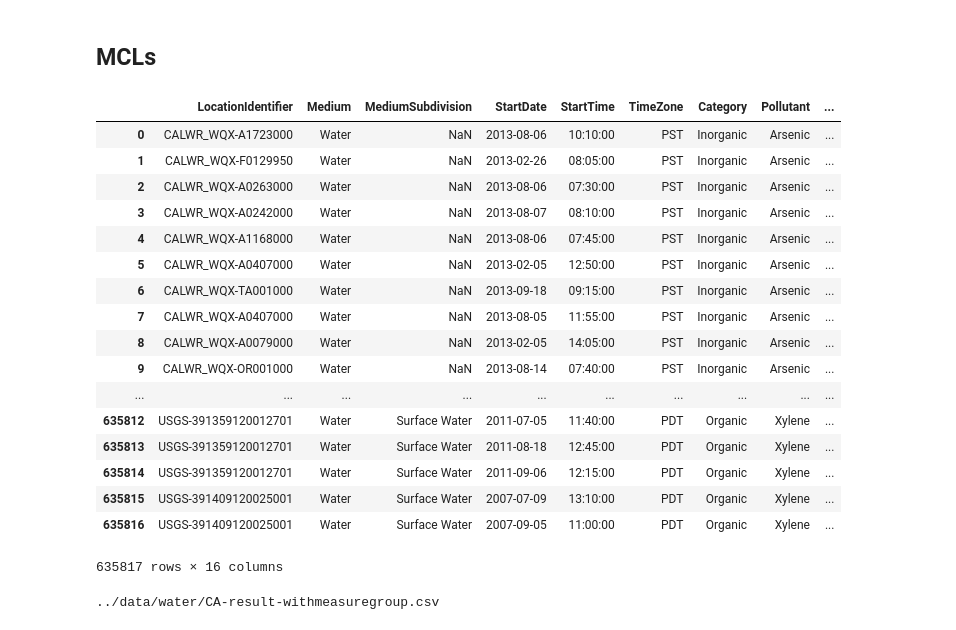
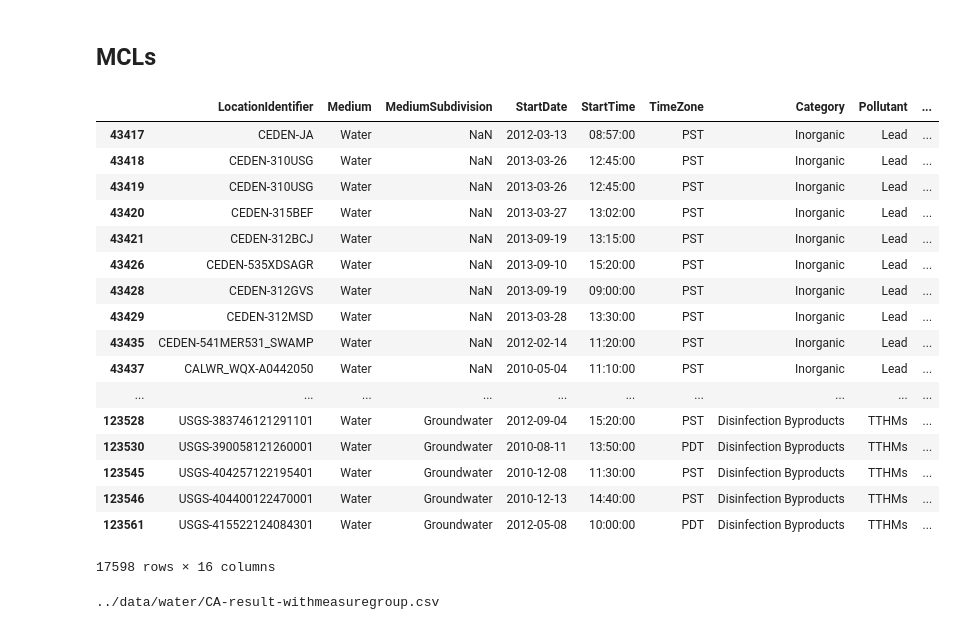
Before and after one commit to SeanU/waq, a Jupyter notebook: exploration/Measure Aggregation.ipynb, the cells around one changed output. Cells and saved outputs as stored; diff of their text form; code cells hidden in the pictures.

Commit message:
Generating data for predicting, starting on pollution notes

```diff
--- a/exploration/Measure Aggregation.ipynb
+++ b/exploration/Measure Aggregation.ipynb
@@ -170,27 +170,27 @@ withmcls = withmcls[['LocationIdentifier',
 withmcls.ix[withmcls.ExceedsMclg == 0, 'WarningLevel'] = 'Green'
 withmcls.ix[(withmcls.ExceedsMclg > 0) & (withmcls.ExceedsMcl == False), 'WarningLevel'] = 'Amber'
 withmcls.ix[withmcls.ExceedsMcl, 'WarningLevel'] = 'Red'
-# %%
-withmcls
-# %% [output]
-|  | LocationIdentifier | Medium | MediumSubdivision | StartDate | StartTime | TimeZone | Category | Pollutant | ... |
-| 0 | CALWR_WQX-A1723000 | Water | NaN | 2013-08-06 | 10:10:00 | PST | Inorganic | Arsenic | ... |
-| 1 | CALWR_WQX-F0129950 | Water | NaN | 2013-02-26 | 08:05:00 | PST | Inorganic | Arsenic | ... |
-| 2 | CALWR_WQX-A0263000 | Water | NaN | 2013-08-06 | 07:30:00 | PST | Inorganic | Arsenic | ... |
-| 3 | CALWR_WQX-A0242000 | Water | NaN | 2013-08-07 | 08:10:00 | PST | Inorganic | Arsenic | ... |
-| 4 | CALWR_WQX-A1168000 | Water | NaN | 2013-08-06 | 07:45:00 | PST | Inorganic | Arsenic | ... |
-| 5 | CALWR_WQX-A0407000 | Water | NaN | 2013-02-05 | 12:50:00 | PST | Inorganic | Arsenic | ... |
-| 6 | CALWR_WQX-TA001000 | Water | NaN | 2013-09-18 | 09:15:00 | PST | Inorganic | Arsenic | ... |
-| 7 | CALWR_WQX-A0407000 | Water | NaN | 2013-08-05 | 11:55:00 | PST | Inorganic | Arsenic | ... |
-| 8 | CALWR_WQX-A0079000 | Water | NaN | 2013-02-05 | 14:05:00 | PST | Inorganic | Arsenic | ... |
-| 9 | CALWR_WQX-OR001000 | Water | NaN | 2013-08-14 | 07:40:00 | PST | Inorganic | Arsenic | ... |
-| ... | ... | ... | ... | ... | ... | ... | ... | ... | ... |
-| 635812 | USGS-391359120012701 | Water | Surface Water | 2011-07-05 | 11:40:00 | PDT | Organic | Xylene | ... |
-| 635813 | USGS-391359120012701 | Water | Surface Water | 2011-08-18 | 12:45:00 | PDT | Organic | Xylene | ... |
-| 635814 | USGS-391359120012701 | Water | Surface Water | 2011-09-06 | 12:15:00 | PDT | Organic | Xylene | ... |
-| 635815 | USGS-391409120025001 | Water | Surface Water | 2007-07-09 | 13:10:00 | PDT | Organic | Xylene | ... |
-| 635816 | USGS-391409120025001 | Water | Surface Water | 2007-09-05 | 11:00:00 | PDT | Organic | Xylene | ... |
-635817 rows × 16 columns
+# %%
+withmcls[(withmcls.ExceedsMclg > 0) & (withmcls.ExceedsMcl < 1)]
+# %% [output]
+|  | LocationIdentifier | Medium | MediumSubdivision | StartDate | StartTime | TimeZone | Category | Pollutant | ... |
+| 43417 | CEDEN-JA | Water | NaN | 2012-03-13 | 08:57:00 | PST | Inorganic | Lead | ... |
+| 43418 | CEDEN-310USG | Water | NaN | 2013-03-26 | 12:45:00 | PST | Inorganic | Lead | ... |
+| 43419 | CEDEN-310USG | Water | NaN | 2013-03-26 | 12:45:00 | PST | Inorganic | Lead | ... |
+| 43420 | CEDEN-315BEF | Water | NaN | 2013-03-27 | 13:02:00 | PST | Inorganic | Lead | ... |
+| 43421 | CEDEN-312BCJ | Water | NaN | 2013-09-19 | 13:15:00 | PST | Inorganic | Lead | ... |
+| 43426 | CEDEN-535XDSAGR | Water | NaN | 2013-09-10 | 15:20:00 | PST | Inorganic | Lead | ... |
+| 43428 | CEDEN-312GVS | Water | NaN | 2013-09-19 | 09:00:00 | PST | Inorganic | Lead | ... |
+| 43429 | CEDEN-312MSD | Water | NaN | 2013-03-28 | 13:30:00 | PST | Inorganic | Lead | ... |
+| 43435 | CEDEN-541MER531_SWAMP | Water | NaN | 2012-02-14 | 11:20:00 | PST | Inorganic | Lead | ... |
+| 43437 | CALWR_WQX-A0442050 | Water | NaN | 2010-05-04 | 11:10:00 | PST | Inorganic | Lead | ... |
+| ... | ... | ... | ... | ... | ... | ... | ... | ... | ... |
+| 123528 | USGS-383746121291101 | Water | Groundwater | 2012-09-04 | 15:20:00 | PST | Disinfection Byproducts | TTHMs | ... |
+| 123530 | USGS-390058121260001 | Water | Groundwater | 2010-08-11 | 13:50:00 | PDT | Disinfection Byproducts | TTHMs | ... |
+| 123545 | USGS-404257122195401 | Water | Groundwater | 2010-12-08 | 11:30:00 | PST | Disinfection Byproducts | TTHMs | ... |
+| 123546 | USGS-404400122470001 | Water | Groundwater | 2010-12-13 | 14:40:00 | PST | Disinfection Byproducts | TTHMs | ... |
+| 123561 | USGS-415522124084301 | Water | Groundwater | 2012-05-08 | 10:00:00 | PDT | Disinfection Byproducts | TTHMs | ... |
+17598 rows × 16 columns
 # %%
 withmcls.to_csv(outputpath, quoting=csv.QUOTE_ALL, index=False)
 print(outputpath)
```
Also changed, not shown: parts of 12 cells of this notebook, 3 other files.
